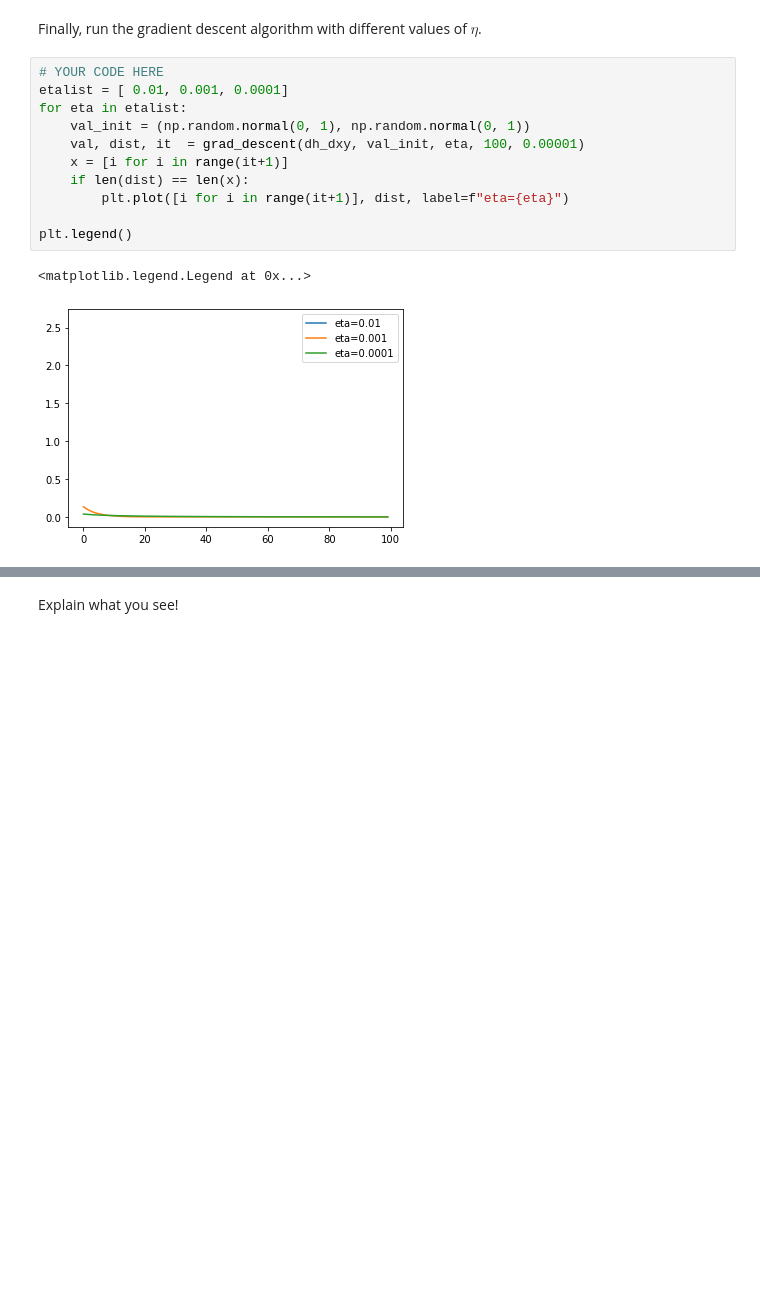
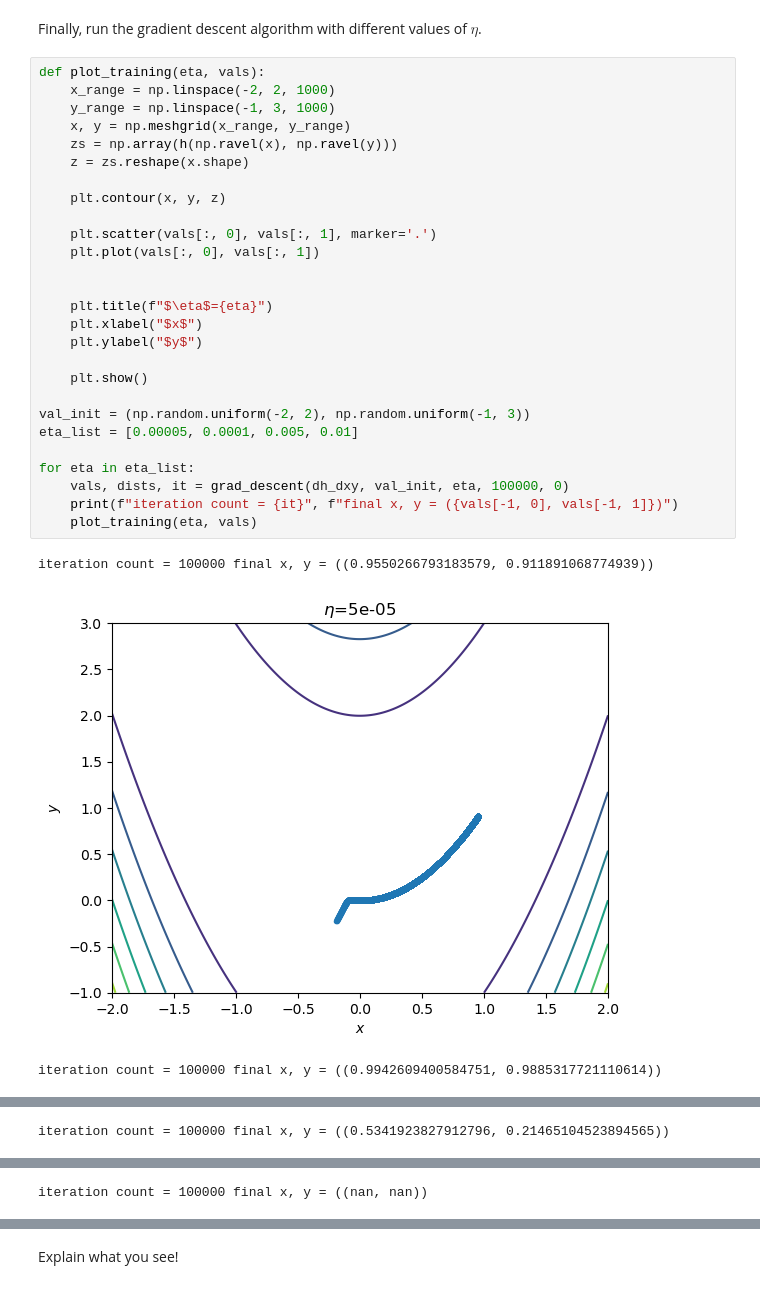
Before and after one commit to JvPost/SML, a Jupyter notebook: SML22_as01_2.ipynb, the cells around one changed output, grey strips where cells are left out. Cells and saved outputs as stored; diff of their text form; blank space fills up the shorter version.

```diff
--- a/SML22_as01_2.ipynb
+++ b/SML22_as01_2.ipynb
@@ -215,17 +244,34 @@ Hidden test for grad_descent.
 '\nHidden test for grad_descent.\n'
 # %% [markdown]
 Finally, run the gradient descent algorithm with different values of $\eta$.
-# %%
-# YOUR CODE HERE
-etalist = [ 0.01, 0.001, 0.0001]
-for eta in etalist:
-    val_init = (np.random.normal(0, 1), np.random.normal(0, 1))
-    val, dist, it  = grad_descent(dh_dxy, val_init, eta, 100, 0.00001)
-    x = [i for i in range(it+1)]
-    if len(dist) == len(x):
-        plt.plot([i for i in range(it+1)], dist, label=f"eta={eta}")
-
-plt.legend()
-# %% [output]
-<matplotlib.legend.Legend at 0x...>
-[figure, removed]
+# %%
+def plot_training(eta, vals):
+    x_range = np.linspace(-2, 2, 1000)
+    y_range = np.linspace(-1, 3, 1000)
+    x, y = np.meshgrid(x_range, y_range)
+    zs = np.array(h(np.ravel(x), np.ravel(y)))
+    z = zs.reshape(x.shape)
+
+    plt.contour(x, y, z)
+
+    plt.scatter(vals[:, 0], vals[:, 1], marker='.')
+    plt.plot(vals[:, 0], vals[:, 1])
+
+
+    plt.title(f"$\eta$={eta}")
+    plt.xlabel("$x$")
+    plt.ylabel("$y$")
+
+    plt.show()
+
+val_init = (np.random.uniform(-2, 2), np.random.uniform(-1, 3))
+eta_list = [0.00005, 0.0001, 0.005, 0.01]
+
+for eta in eta_list:
+    vals, dists, it = grad_descent(dh_dxy, val_init, eta, 100000, 0)
+    print(f"iteration count = {it}", f"final x, y = ({vals[-1, 0], vals[-1, 1]})")
+    plot_training(eta, vals)
+# %% [output]
+iteration count = 100000 final x, y = ((0.9550266793183579, 0.911891068774939))
+[figure, added]
+iteration count = 100000 final x, y = ((0.9942609400584751, 0.9885317721110614))
@@ -231,0 +279 @@ plt.legend()
+iteration count = 100000 final x, y = ((0.5341923827912796, 0.21465104523894565))
@@ -231,0 +281 @@ plt.legend()
+iteration count = 100000 final x, y = ((nan, nan))
```
Also changed, not shown: parts of 7 cells of this notebook.
